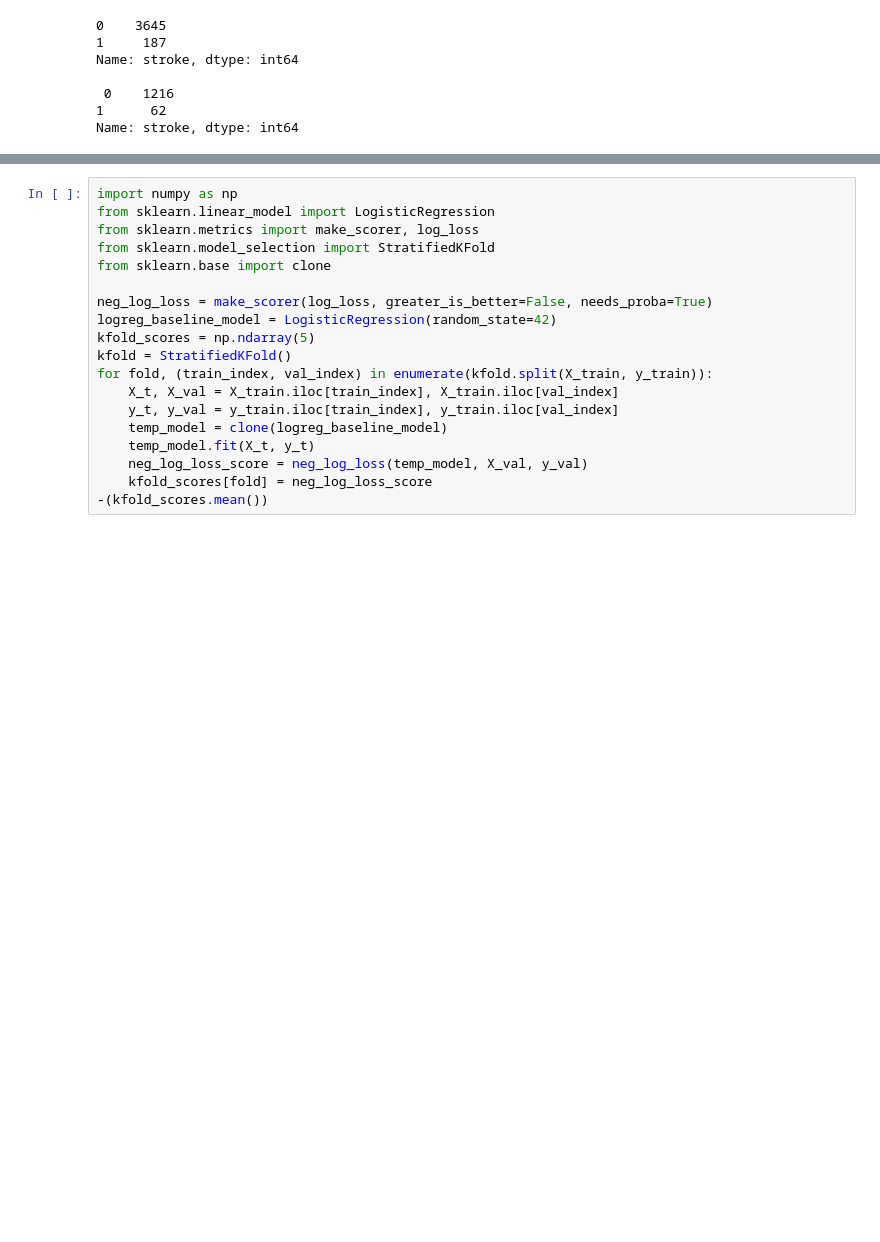
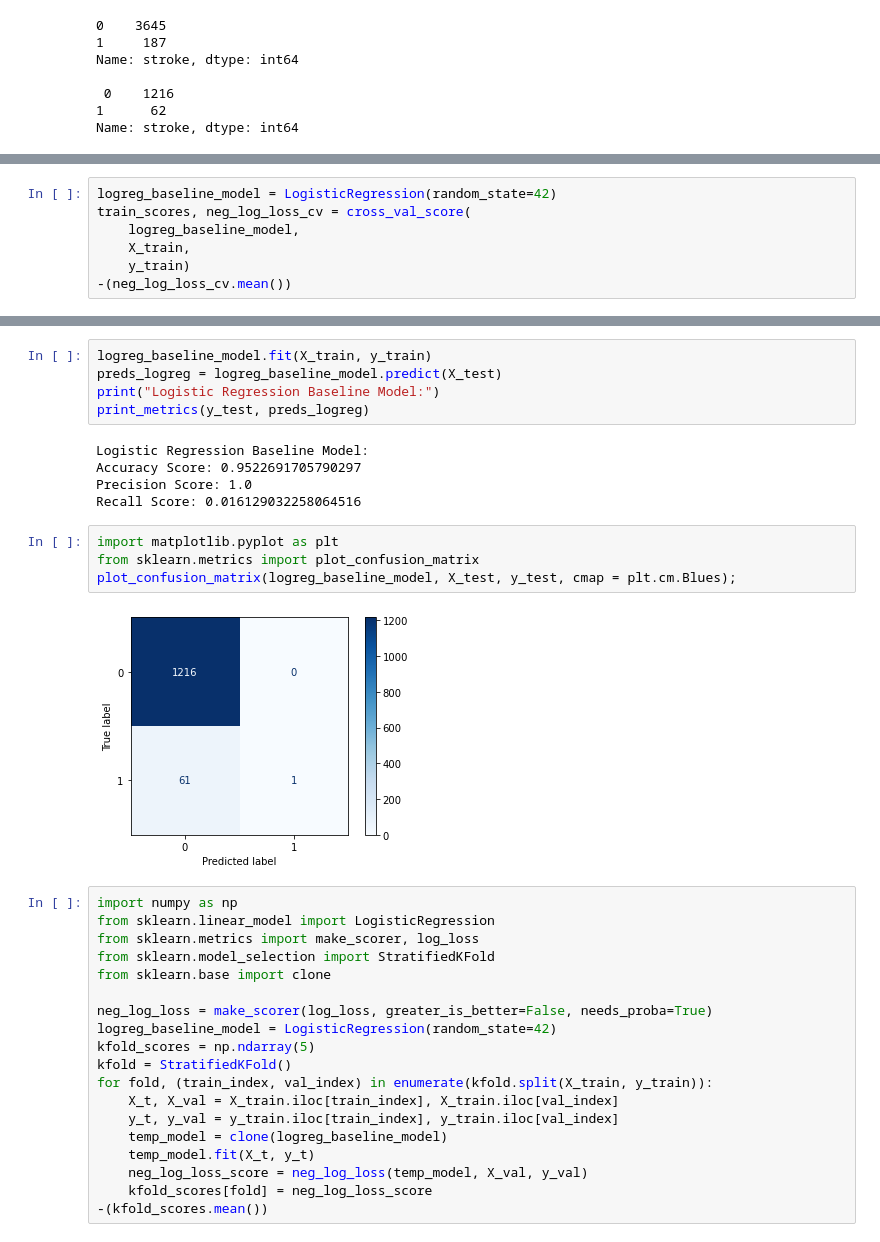
Before and after one commit to VolhaP87/Stroke_Prediction_Analysis, a Jupyter notebook: Stroke_prediction1.ipynb, the cells around one changed output, grey strips where cells are left out. Saved outputs shown, nothing was run; the diff lists cells and outputs as text; blank space fills up the shorter version.

Commit message:
logreg cont

```diff
--- a/Stroke_prediction1.ipynb
+++ b/Stroke_prediction1.ipynb
@@ -118,0 +135,7 @@ Name: stroke, dtype: int64
+# %%
+logreg_baseline_model = LogisticRegression(random_state=42)
+train_scores, neg_log_loss_cv = cross_val_score(
+    logreg_baseline_model,
+    X_train,
+    y_train)
+-(neg_log_loss_cv.mean())
@@ -119,3 +157,19 @@ Name: stroke, dtype: int64
+# %%
+logreg_baseline_model.fit(X_train, y_train)
+preds_logreg = logreg_baseline_model.predict(X_test)
+print("Logistic Regression Baseline Model:")
+print_metrics(y_test, preds_logreg)
+# %% [output]
+Logistic Regression Baseline Model:
+Accuracy Score: 0.9522691705790297
+Precision Score: 1.0
+Recall Score: 0.016129032258064516
+# %%
+import matplotlib.pyplot as plt
+from sklearn.metrics import plot_confusion_matrix
+plot_confusion_matrix(logreg_baseline_model, X_test, y_test, cmap = plt.cm.Blues);
+# %% [output]
+[figure, added]
 # %%
 import numpy as np
 from sklearn.linear_model import LogisticRegression
```
Also changed, not shown: parts of 6 cells of this notebook.
